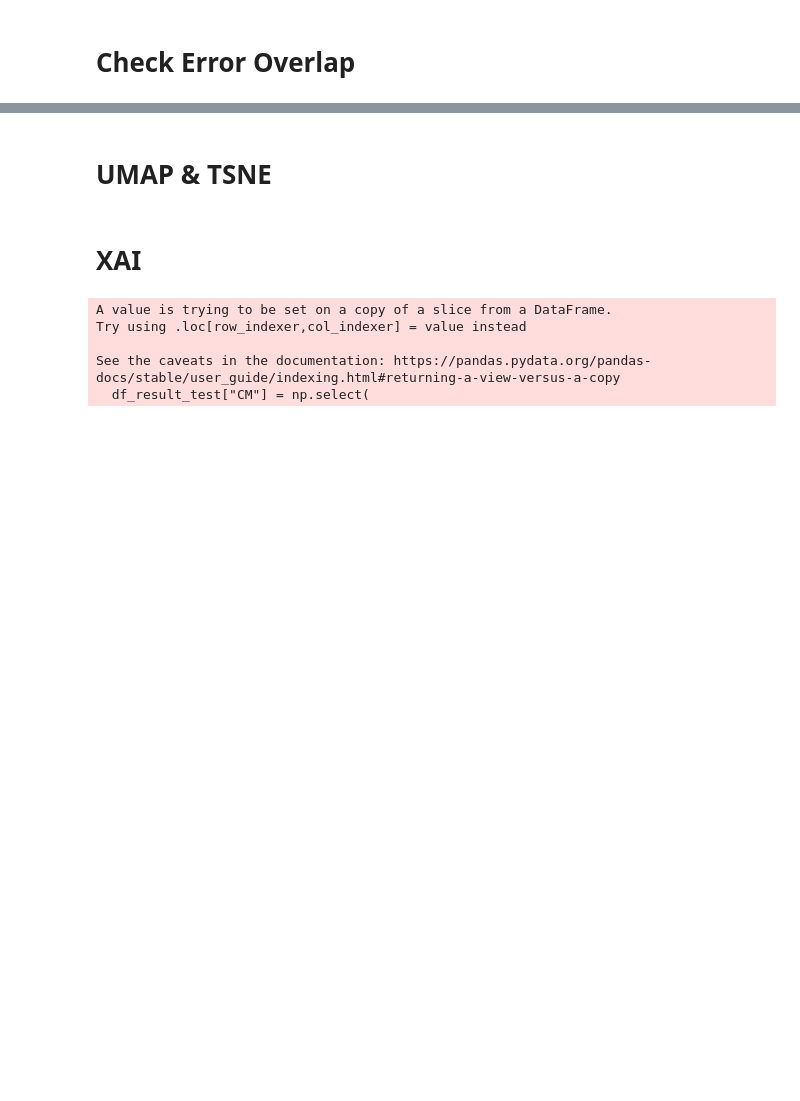
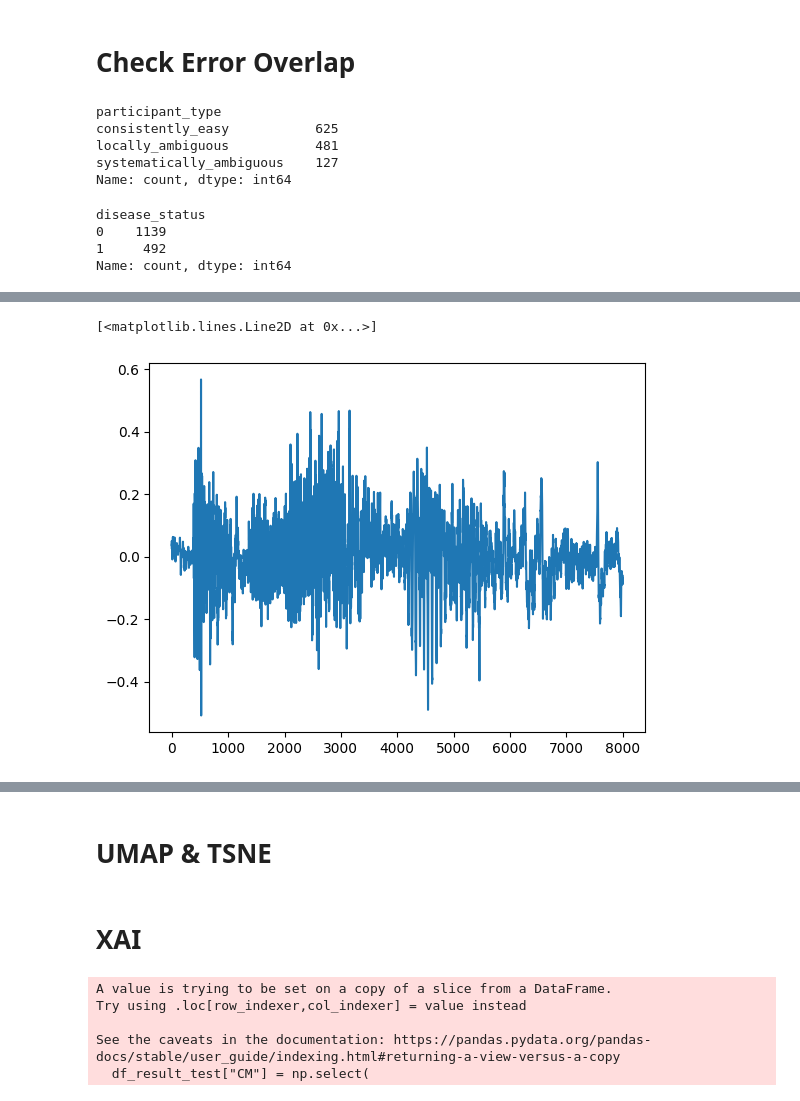
Before and after one commit to arkiven4/NXSCough, a Jupyter notebook: notebooks/xai.ipynb, the cells around one changed output, grey strips where cells are left out. Drawn from its saved outputs; the diff is of its cells as text; code cells hidden in the pictures; blank space fills up the shorter version.

```diff
--- a/notebooks/xai.ipynb
+++ b/notebooks/xai.ipynb
@@ -159,8 +159,9 @@ def scatter_plot(Z, color, title, cmap="viridis", cbar_label=None):
 experiments = ["logs_nfft2048/bilstmatt_logmel", "logs_nfft2048/bilstmatt_gtgram", "logs_nfft2048/bilstmatt_mfcc",
                "logs_nfft2048/resnet34re_logmel", "logs_nfft2048/resnet34re_gtgram", "logs_nfft2048/resnet34re_mfcc",
                "logs_ssl/qwenasp_peft", "logs_ssl/wavlmasp_peft"]
-experiments = ["logs/bilstmmultimask2_logmel"] #["logs/resnet34multimask_logmel"]
-use_cpu = False
+#experiments = ["logs/bilstmmultimask2_logmel"] #["logs/resnet34multimask_logmel"]
+experiments = ["logs_nfft2048/resnet34re_logmel"]
+use_cpu = True
 
 dfs = []
 for now_experiment in experiments:
@@ -450,16 +471,30 @@ participant_summary = (
     .reset_index()
 )
 
-def participant_type(row):
-    if row["mean_error_agreement"] > 0.6:
-        return "systematically_ambiguous"
-    elif row["max_error_agreement"] > 0.6:
-        return "locally_ambiguous"
-    else:
-        return "consistently_easy"
-
-participant_summary["participant_type"] = participant_summary.apply(
-    participant_type, axis=1
-)
+participant_summary["participant_type"] = participant_summary.apply(participant_type, axis=1)
 # %%
-participant_summary
+participant_summary['participant_type'].value_counts()
+# %% [output]
+participant_type
+consistently_easy           625
+locally_ambiguous           481
+systematically_ambiguous    127
+Name: count, dtype: int64
+# %%
+# Exclude Patient That Hard
+ambiguous_participants = (participant_summary.loc[participant_summary['participant_type'] == "systematically_ambiguous", 'participant'])
+df_err_filtered = df_err[~df_err['participant'].isin(ambiguous_participants)]
+# %%
+df_err_files = df_err_filtered[df_err_filtered['error_agreement_ratio'] >= 0.7]
+df_err_files['disease_status'].value_counts()
+# %% [output]
+disease_status
+0    1139
+1     492
+Name: count, dtype: int64
+# %%
+audio_np, sample_rate = librosa.load(df_err_files.sample(n=1)['path_file'].values[0], sr=16000)
+
+display(Audio(audio_np, rate=sample_rate))
+plt.plot(audio_np)
+# %% [output]
@@ -465,0 +502,2 @@ participant_summary
+[<matplotlib.lines.Line2D at 0x...>]
+[figure, added]
```
Also changed, not shown: parts of 7 cells of this notebook, 14 other files.
